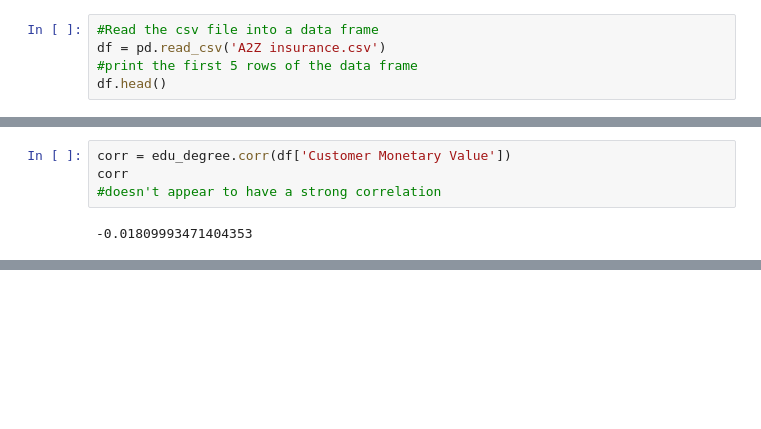
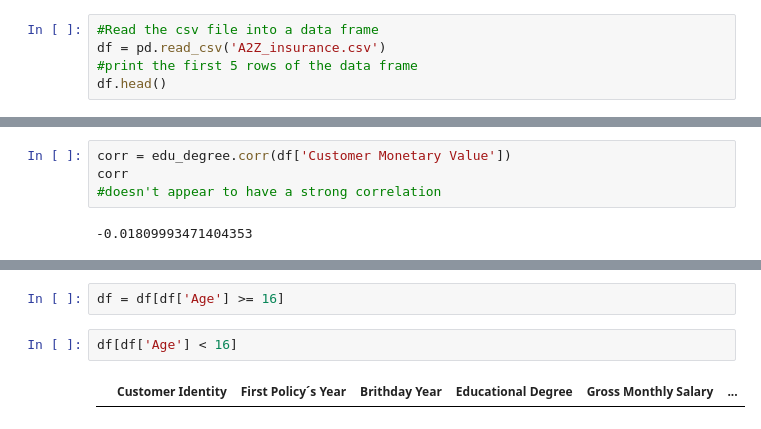
Before and after one commit to CatPalha/DataMiningProject, a Jupyter notebook: Data Mining Project_Cleaning.ipynb, the cells around one changed output, grey strips where cells are left out. Saved outputs shown, nothing was run; the diff lists cells and outputs as text; blank space fills up the shorter version.

Commit message:
Replaced the nulls in Educational degree and eliminated all people under 16
Replaced the nulls in Educational degree and eliminated all people under 16

```diff
--- a/Data Mining Project_Cleaning.ipynb
+++ b/Data Mining Project_Cleaning.ipynb
@@ -2,7 +2,7 @@
 import pandas as pd
 # %%
 #Read the csv file into a data frame
-df = pd.read_csv('A2Z insurance.csv')
+df = pd.read_csv('A2Z_insurance.csv')
 #print the first 5 rows of the data frame
 df.head()
 # %% [output]
@@ -404,0 +417,6 @@ IndexError: single positional indexer is out-of-bounds
+# %%
+df = df[df['Age'] >= 16]
+# %%
+df[df['Age'] < 16]
+# %% [output]
+|  | Customer Identity | First Policy´s Year | Brithday Year | Educational Degree | Gross Monthly Salary | ... |
```
Also changed, not shown: parts of 2 cells of this notebook.
